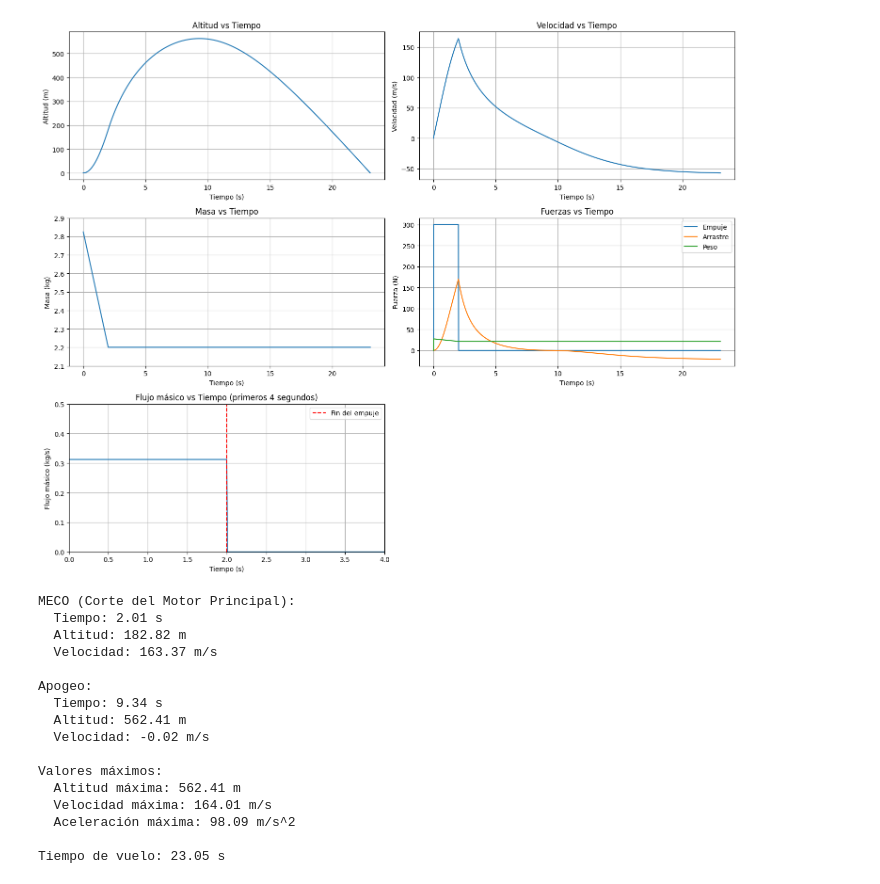
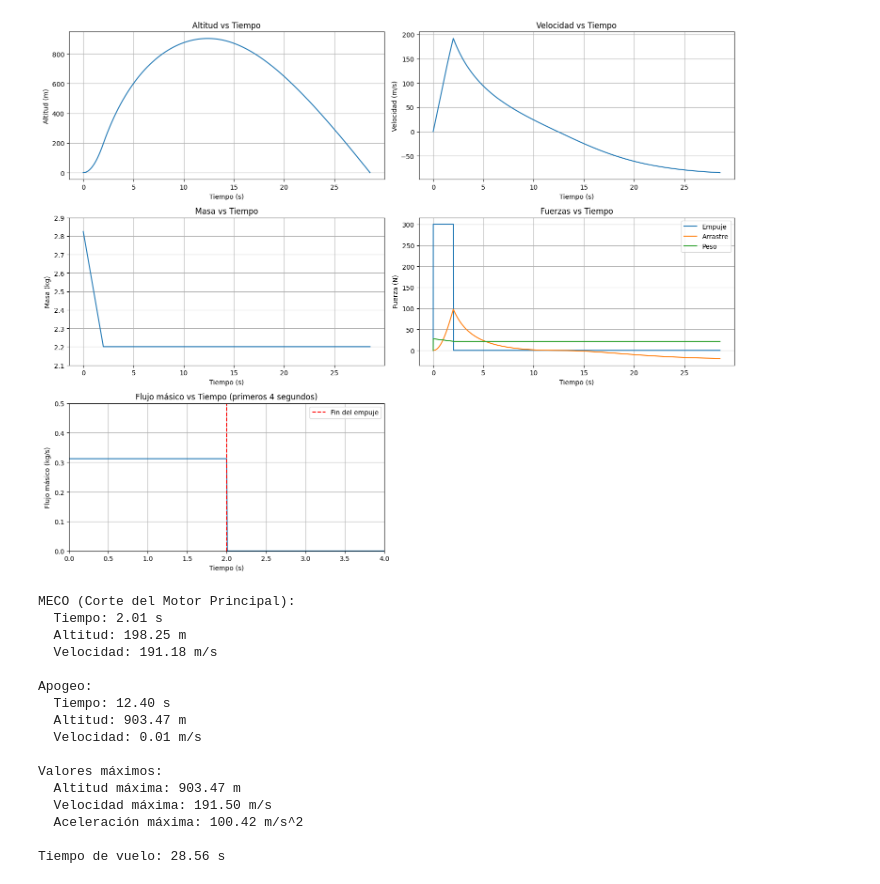
Before and after one commit to isabella-pineda/MACIII-copia, a Jupyter notebook: simulador.ipynb, the cells around one changed output. Saved outputs shown, nothing was run; the diff lists cells and outputs as text; code cells hidden in the pictures.

```diff
--- a/simulador.ipynb
+++ b/simulador.ipynb
@@ -9,11 +9,12 @@ g = 9.78  # aceleración gravitacional [m/s^2]
 rho = 1.225  # densidad del aire al nivel del mar [kg/m^3]
 
 # Parámetros del cohete
-m_0 = 2.825  # masa inicial [kg] (masa junto con propelente)
-A = 0.01374  # área de referencia [m^2]
+diametro_fuselaje = 0.086  # diámetro del fuselaje [m]
+A = np.pi * (diametro_fuselaje / 2)**2  # área de referencia [m^2]
 Cd = 0.75  # coeficiente de arrastre
 
-# Masa seca
+# Masa inicial y masa seca
+m_0 = 2.825  # masa inicial [kg] (masa junto con propelente)
 masa_seca = 2.2  # Masa seca del cohete [kg]
 
 # Condiciones iniciales
@@ -163,47 +164,47 @@ plt.ylim(0, 0.5)  # Ajustado para mostrar mejor el flujo másico
 plt.grid(True)
 
 # Añadir una línea vertical en t=2s para marcar el fin del empuje
 plt.axvline(x=2, color='r', linestyle='--', label='Fin del empuje')
 plt.legend()
 
 plt.tight_layout()
 plt.show()
 
 # Imprimir resultados
 print(f"MECO (Corte del Motor Principal):")
 if indice_meco != -1:
     print(f"  Tiempo: {t_arreglo[indice_meco]:.2f} s")
     print(f"  Altitud: {h_arreglo[indice_meco]:.2f} m")
     print(f"  Velocidad: {v_arreglo[indice_meco]:.2f} m/s")
 else:
     print("  El motor principal no se apaga durante la simulación.")
 
 print(f"\nApogeo:")
 print(f"  Tiempo: {t_arreglo[indice_apogeo]:.2f} s")
 print(f"  Altitud: {h_arreglo[indice_apogeo]:.2f} m")
 print(f"  Velocidad: {v_arreglo[indice_apogeo]:.2f} m/s")
 
 print(f"\nValores máximos:")
 print(f"  Altitud máxima: {np.max(h_arreglo):.2f} m")
 print(f"  Velocidad máxima: {np.max(v_arreglo):.2f} m/s")
 print(f"  Aceleración máxima: {np.max(np.abs(a_arreglo)):.2f} m/s^2")
 
 print(f"\nTiempo de vuelo: {t_arreglo[-1]:.2f} s")
 # %% [output]
-[figure, old version]
+[figure, new version]
 MECO (Corte del Motor Principal):
   Tiempo: 2.01 s
-  Altitud: 182.82 m
-  Velocidad: 163.37 m/s
+  Altitud: 198.25 m
+  Velocidad: 191.18 m/s
 
 Apogeo:
-  Tiempo: 9.34 s
-  Altitud: 562.41 m
-  Velocidad: -0.02 m/s
+  Tiempo: 12.40 s
+  Altitud: 903.47 m
+  Velocidad: 0.01 m/s
 
 Valores máximos:
-  Altitud máxima: 562.41 m
-  Velocidad máxima: 164.01 m/s
-  Aceleración máxima: 98.09 m/s^2
+  Altitud máxima: 903.47 m
+  Velocidad máxima: 191.50 m/s
+  Aceleración máxima: 100.42 m/s^2
 
-Tiempo de vuelo: 23.05 s
+Tiempo de vuelo: 28.56 s
```
